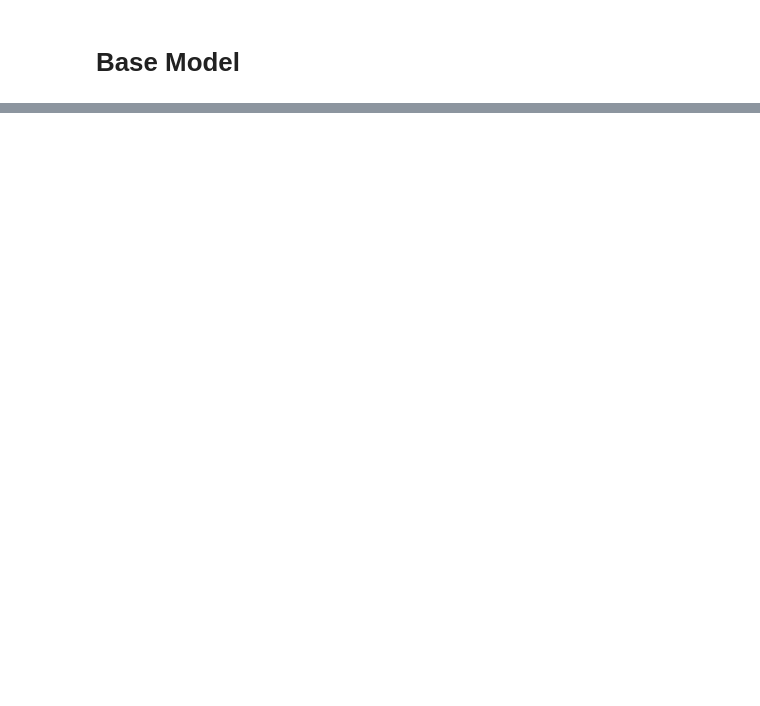
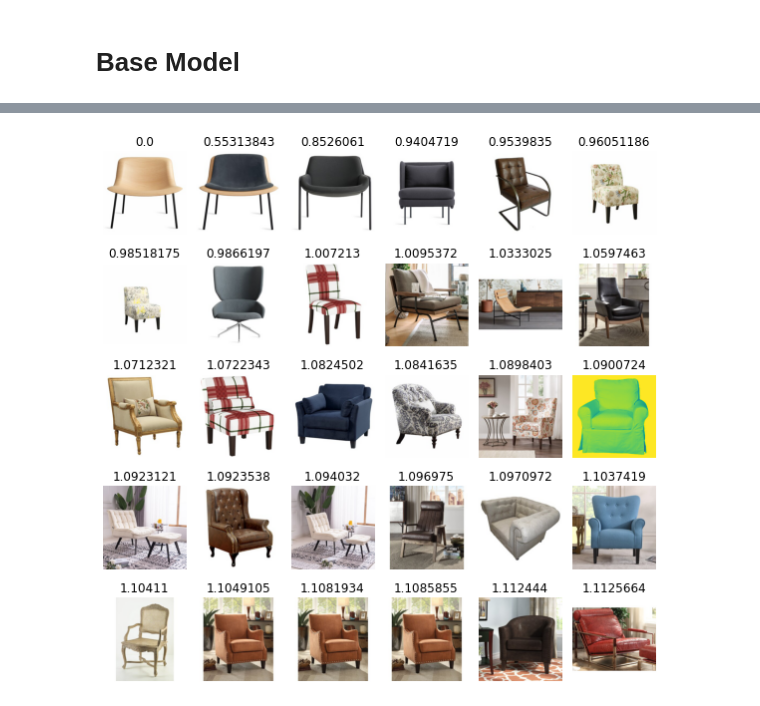
Before and after one commit to baharbiazar/image_search_engine, a Jupyter notebook: search_engine.ipynb, the cells around one changed output, grey strips where cells are left out. Saved outputs shown, nothing was run; the diff lists cells and outputs as text; code cells hidden in the pictures; blank space fills up the shorter version.

```diff
--- a/search_engine.ipynb
+++ b/search_engine.ipynb
@@ -54,0 +128,16 @@ for img_path in sorted("<IMAGE DATABASE PATH LIST HERE>"):
+# %%
+fe =  FeatureExtractor()
+# Iterate through images (Change the path based on your image location)
+
+array_lst = []
+for img_path in image_paths:
+    print(img_path)
+    # Extract Features
+    feature = fe.extract(img=Image.open(img_path))
+    array_lst.append(feature)
+    print(feature, len(feature))
+    # Save the Numpy array (.npy) on designated path
+    #feature_path = "/Users/bahar/Desktop/test/feat/.npy"
+    #np.save(feature_path, feature)
+
+np.save('/Users/bahar/Desktop/test/feat/fnumpy.npy', array_lst)
@@ -54,0 +162,2 @@ for img_path in sorted("<IMAGE DATABASE PATH LIST HERE>"):
+# %%
+array_reloaded = np.load('/Users/bahar/Desktop/test/feat/fnumpy.npy')
@@ -54,0 +180,24 @@ for img_path in sorted("<IMAGE DATABASE PATH LIST HERE>"):
+# %%
+# Insert the image query
+img = Image.open("/Users/bahar/Desktop/test/ABFR1130.png")
+# Extract its features
+query = fe.extract(img)
+# Calculate the similarity (distance) between images
+dists = np.linalg.norm(array_reloaded - query, axis=1)
+# Extract 30 images that have lowest distance
+ids = np.argsort(dists)[:30]
+scores = [(dists[id], image_paths[id]) for id in ids]
+# Visualize the result
+axes=[]
+fig=plt.figure(figsize=(8,8))
+for a in range(5*6):
+    score = scores[a]
+    axes.append(fig.add_subplot(5, 6, a+1))
+    subplot_title=str(score[0])
+    axes[-1].set_title(subplot_title)
+    plt.axis('off')
+    plt.imshow(Image.open(score[1]))
+fig.tight_layout()
+plt.show()
+# %% [output]
+[figure, added]
```
Also changed, not shown: parts of 10 cells of this notebook.
